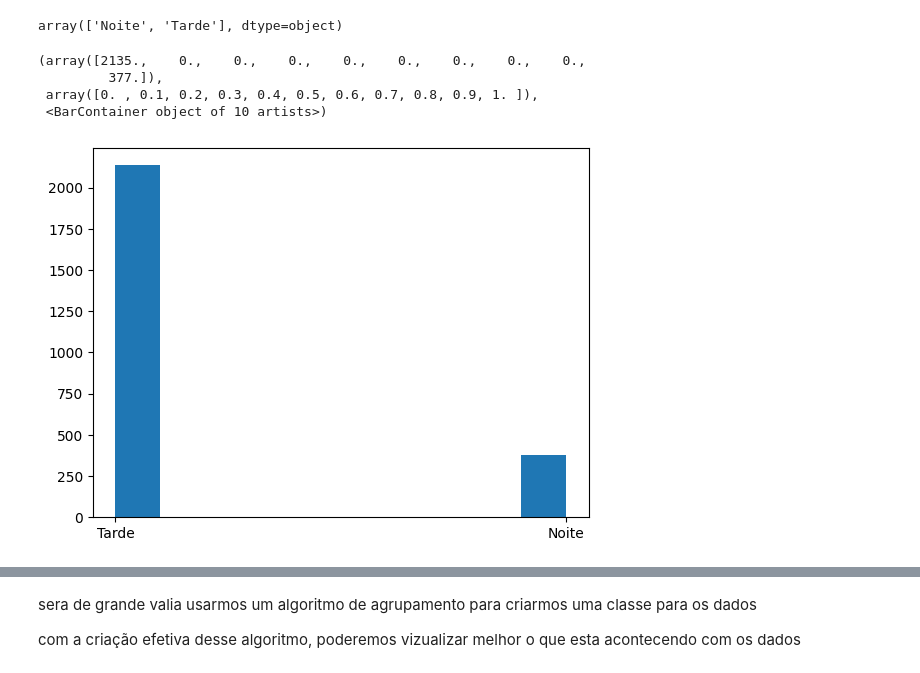
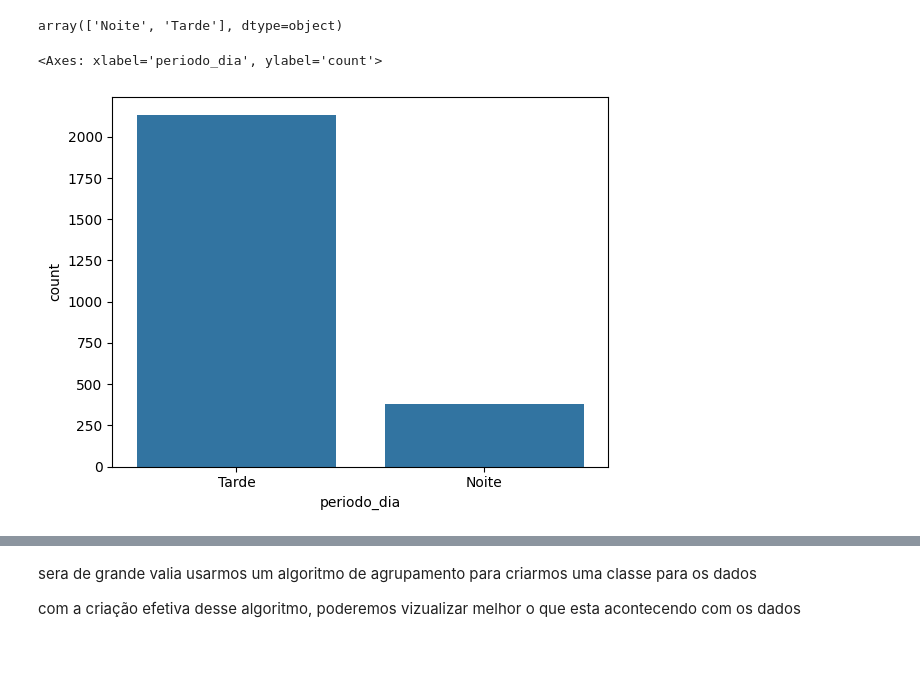
Before and after one commit to WesleySouza13/Bank-Transaction-Dataset-for-Fraud-Detection, a Jupyter notebook: Untitled-1.ipynb, the cells around one changed output, grey strips where cells are left out. Drawn from its saved outputs; the diff is of its cells as text; code cells hidden in the pictures.

```diff
--- a/Untitled-1.ipynb
+++ b/Untitled-1.ipynb
@@ -198,13 +205,13 @@ np.unique(data['periodo_dia'])
 # %% [output]
 array(['Noite', 'Tarde'], dtype=object)
 # %%
-plt.hist(data['periodo_dia'])
+periodo_dia = data['periodo_dia'].value_counts()
-# %% [output]
-(array([2135.,    0.,    0.,    0.,    0.,    0.,    0.,    0.,    0.,
-         377.]),
- array([0. , 0.1, 0.2, 0.3, 0.4, 0.5, 0.6, 0.7, 0.8, 0.9, 1. ]),
- <BarContainer object of 10 artists>)
-[figure, removed]
+# %%
+#vizualizar quais periodos do dia ha mais transaçoes
+sns.barplot(periodo_dia)
+# %% [output]
+<Axes: xlabel='periodo_dia', ylabel='count'>
+[figure, added]
 # %%
 plt.title('Cidades que mais fazem transaçoes')
 plt.xlabel('Quantidade')
```
Also changed, not shown: parts of 41 cells of this notebook.
